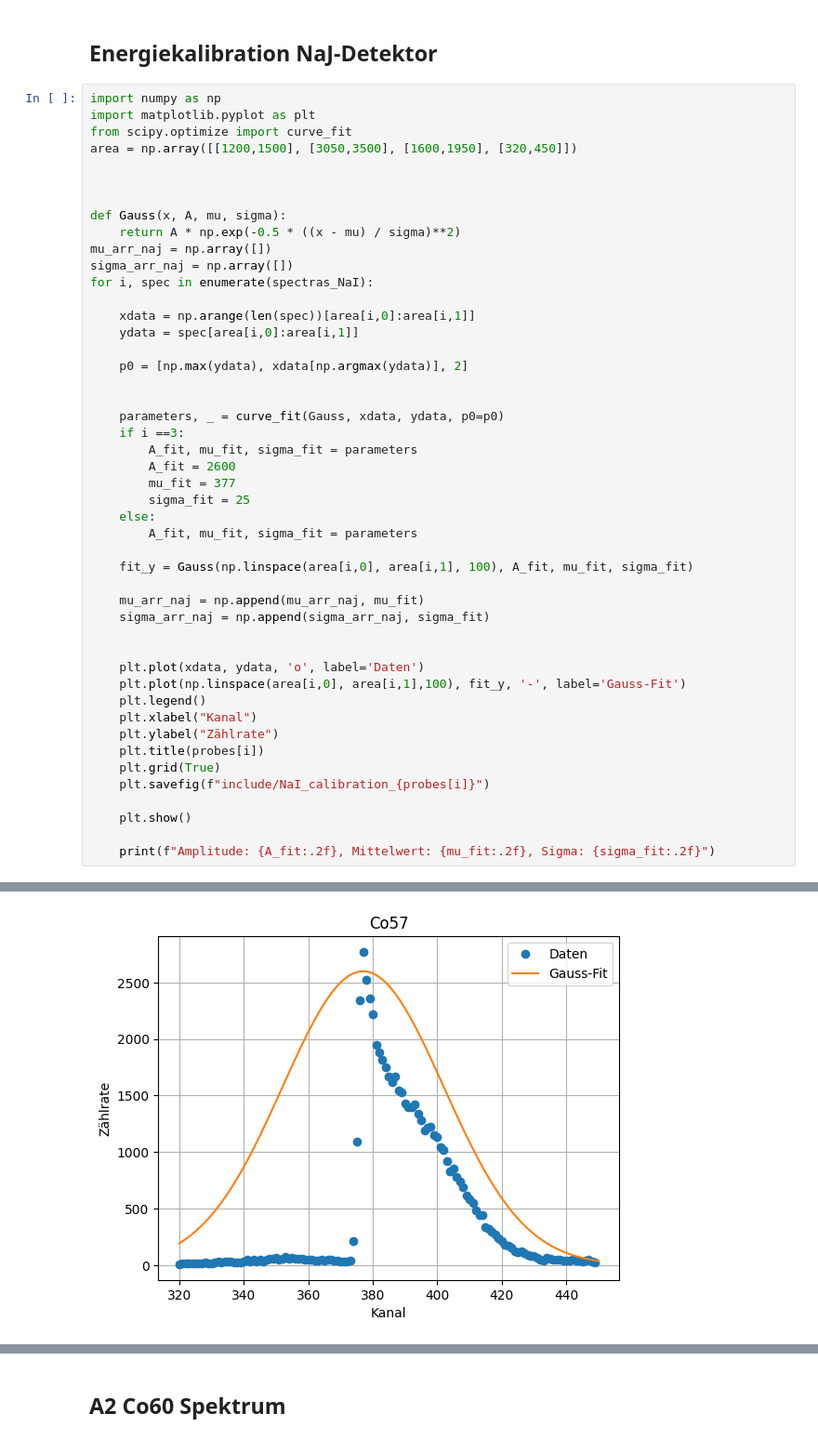
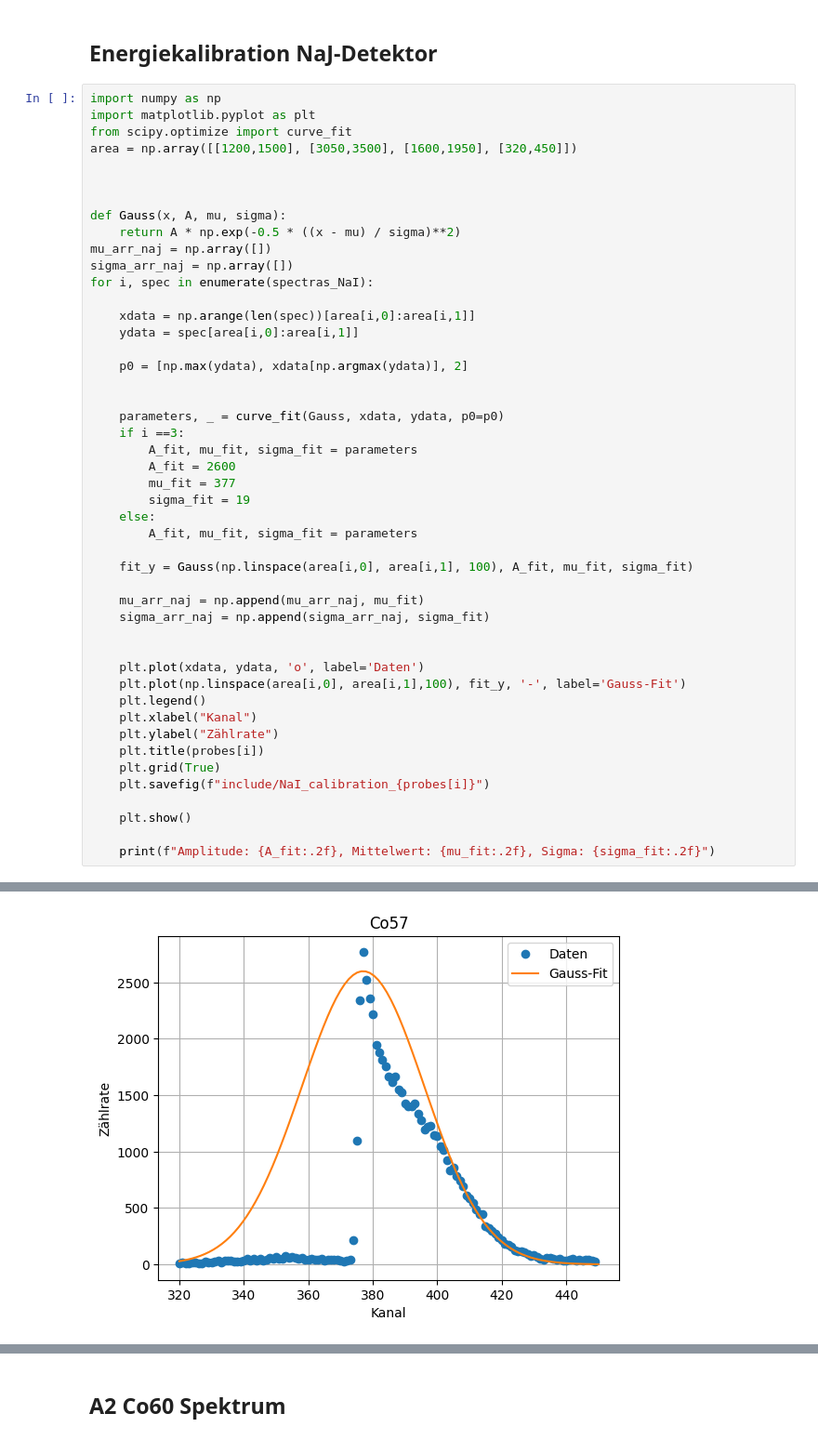
Before and after one commit to caesar2003/P4-Gamma-Coincidence-Spectroscopy, a Jupyter notebook: auswertung.ipynb, the cells around one changed output, grey strips where cells are left out. Shown at 93% size. Saved outputs shown, nothing was run; the diff lists cells and outputs as text.

```diff
--- a/auswertung.ipynb
+++ b/auswertung.ipynb
@@ -153,33 +152,33 @@ for i, spec in enumerate(spectras_NaI):
         A_fit, mu_fit, sigma_fit = parameters
         A_fit = 2600
         mu_fit = 377
-        sigma_fit = 25
+        sigma_fit = 19
     else:
         A_fit, mu_fit, sigma_fit = parameters
 
     fit_y = Gauss(np.linspace(area[i,0], area[i,1], 100), A_fit, mu_fit, sigma_fit)
 
     mu_arr_naj = np.append(mu_arr_naj, mu_fit)
     sigma_arr_naj = np.append(sigma_arr_naj, sigma_fit)
 
 
     plt.plot(xdata, ydata, 'o', label='Daten')
     plt.plot(np.linspace(area[i,0], area[i,1],100), fit_y, '-', label='Gauss-Fit')
     plt.legend()
     plt.xlabel("Kanal")
     plt.ylabel("Zählrate")
     plt.title(probes[i])
     plt.grid(True)
     plt.savefig(f"include/NaI_calibration_{probes[i]}")
 
     plt.show()
 
     print(f"Amplitude: {A_fit:.2f}, Mittelwert: {mu_fit:.2f}, Sigma: {sigma_fit:.2f}")
 # %% [output]
 [figure]
 Amplitude: 92.09, Mittelwert: 1351.89, Sigma: 46.69
 [figure]
 Amplitude: 11.77, Mittelwert: 3271.52, Sigma: 74.48
 [figure]
 Amplitude: 352.49, Mittelwert: 1783.05, Sigma: 50.62
-[figure, old version]
+[figure, new version]
```
Also changed, not shown: parts of 8 cells of this notebook, 11 other files.
